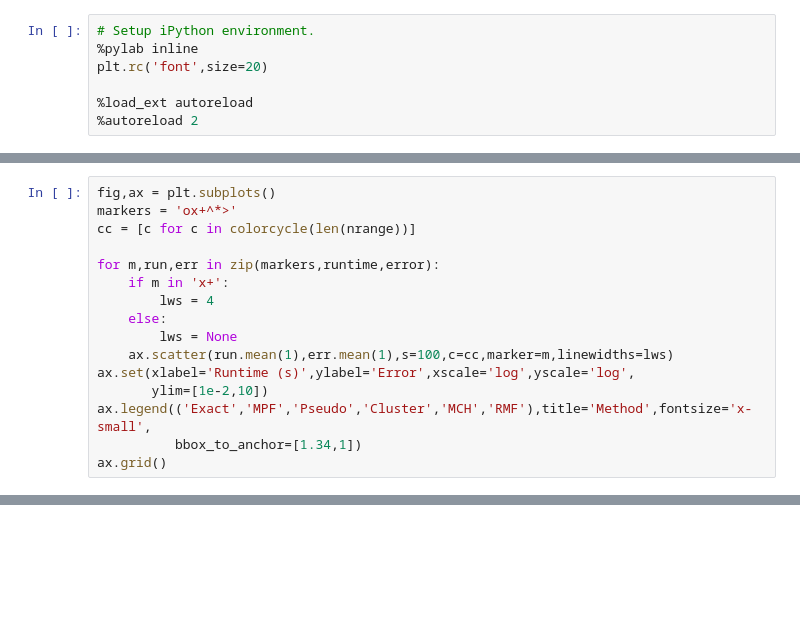
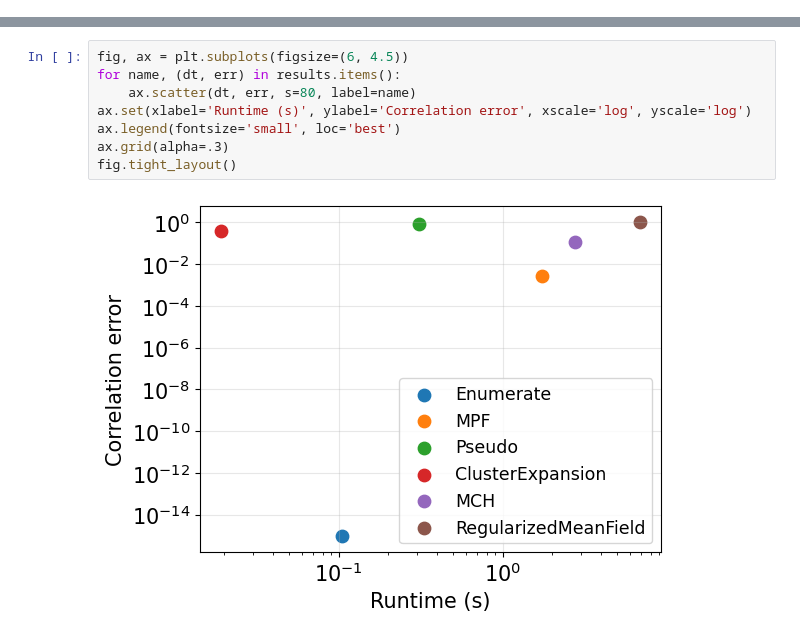
Before and after one commit to eltrompetero/coniii, a Jupyter notebook: ipynb/Runtime.ipynb, the cells around one changed output, grey strips where cells are left out. Cells and saved outputs as stored; diff of their text form; blank space fills up the shorter version.

```diff
--- a/ipynb/Runtime.ipynb
+++ b/ipynb/Runtime.ipynb
@@ -5,7 +0,0 @@ Runtime as a function of system size.
-# %%
-# Setup iPython environment.
-%pylab inline
-plt.rc('font',size=20)
-
-%load_ext autoreload
-%autoreload 2
@@ -330,16 +0,0 @@ nrange = range(6,16,2)
-# %%
-fig,ax = plt.subplots()
-markers = 'ox+^*>'
-cc = [c for c in colorcycle(len(nrange))]
-
-for m,run,err in zip(markers,runtime,error):
-    if m in 'x+':
-        lws = 4
-    else:
-        lws = None
-    ax.scatter(run.mean(1),err.mean(1),s=100,c=cc,marker=m,linewidths=lws)
-ax.set(xlabel='Runtime (s)',ylabel='Error',xscale='log',yscale='log',
-       ylim=[1e-2,10])
-ax.legend(('Exact','MPF','Pseudo','Cluster','MCH','RMF'),title='Method',fontsize='x-small',
-          bbox_to_anchor=[1.34,1])
-ax.grid()
@@ -366,0 +97,10 @@ ax.legend(('Exact','MPF','Pseudo','Cluster','MCH','RMF'),title='Method',fontsize
+# %%
+fig, ax = plt.subplots(figsize=(6, 4.5))
+for name, (dt, err) in results.items():
+    ax.scatter(dt, err, s=80, label=name)
+ax.set(xlabel='Runtime (s)', ylabel='Correlation error', xscale='log', yscale='log')
+ax.legend(fontsize='small', loc='best')
+ax.grid(alpha=.3)
+fig.tight_layout()
+# %% [output]
+[figure, added]
```
Also changed, not shown: parts of 31 cells of this notebook, 5 other files.
